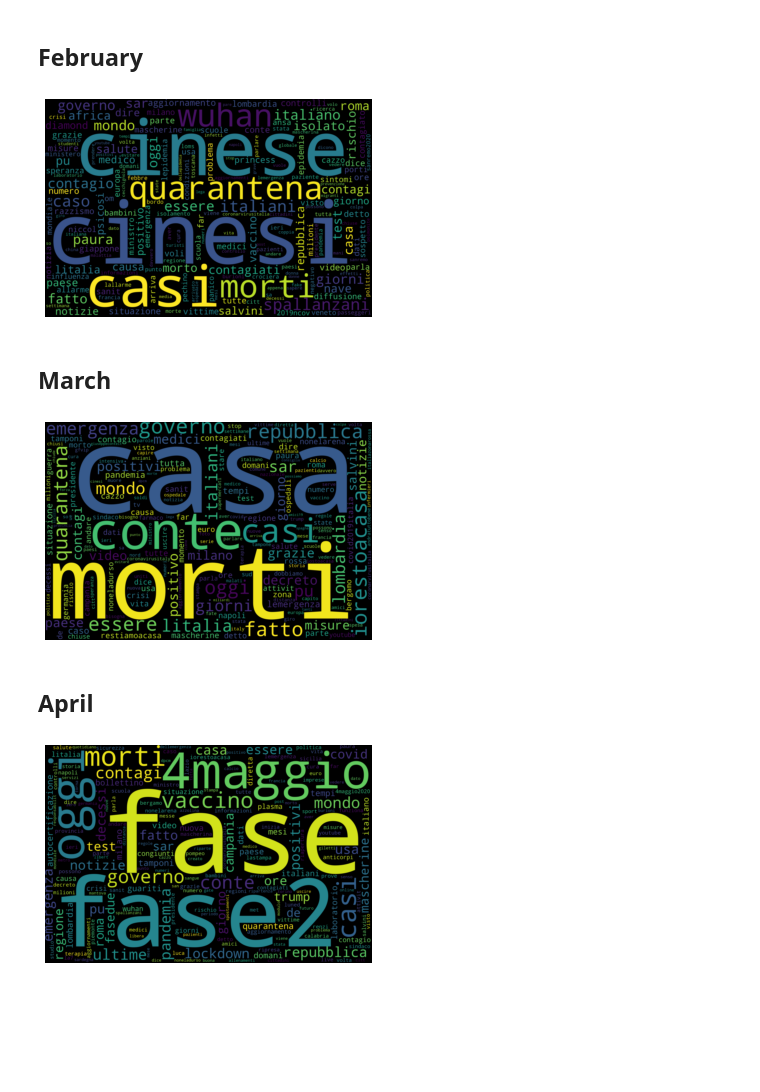
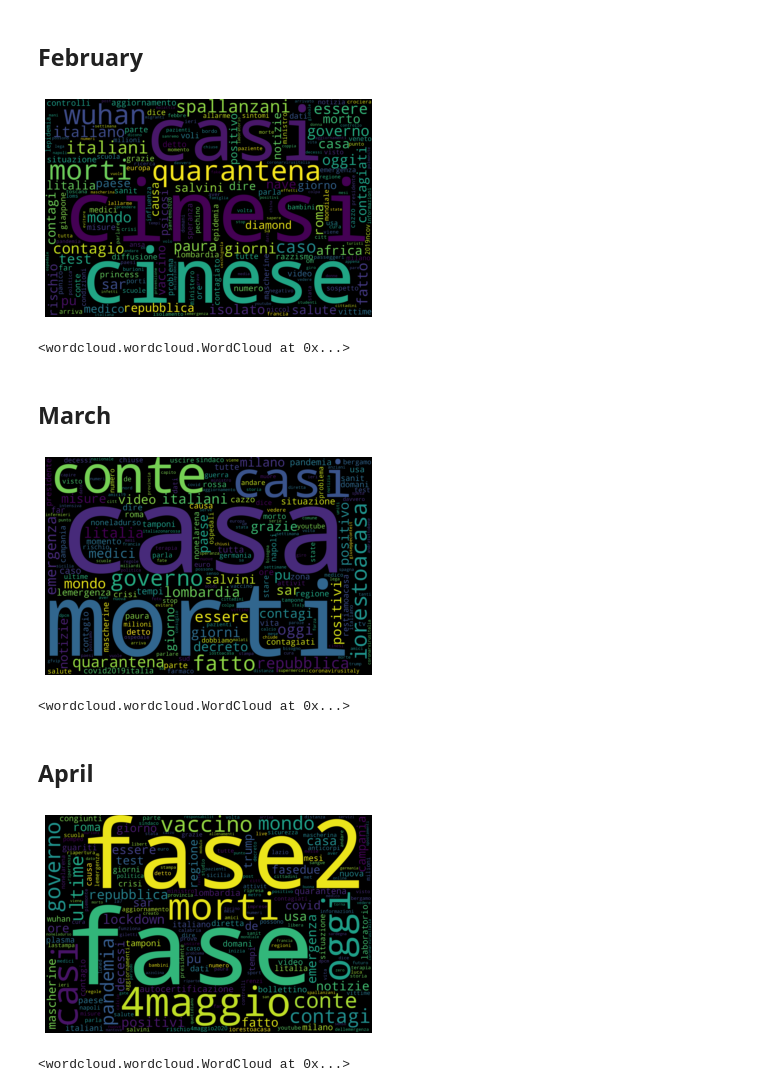
Before and after one commit to tiaringhio/COVID-19-Sentiments, a Jupyter notebook: Analysis/polarity and wordclouds.ipynb, the cells around one changed output. Saved outputs shown, nothing was run; the diff lists cells and outputs as text; code cells hidden in the pictures; blank space fills up the shorter version.

Commit message:
New results
Update to README

```diff
--- a/Analysis/polarity and wordclouds.ipynb
+++ b/Analysis/polarity and wordclouds.ipynb
@@ -140,10 +146,11 @@ wordcloud = WordCloud(width=3000, height=2000, collocations=False,
 plt.imshow(wordcloud, interpolation='bilinear')
 plt.axis('off')
 
-
 plt.show()
+wordcloud.to_file('..\\Results\\february_cloud.png')
 # %% [output]
-[figure, old version]
+[figure, new version]
+<wordcloud.wordcloud.WordCloud at 0x...>
 # %% [markdown]
 ## March
 # %%
@@ -158,21 +165,25 @@ plt.imshow(wordcloud, interpolation='bilinear')
 plt.axis('off')
 
 plt.show()
+wordcloud.to_file('..\\Results\\march_cloud.png')
 # %% [output]
-[figure, old version]
+[figure, new version]
+<wordcloud.wordcloud.WordCloud at 0x...>
 # %% [markdown]
 ## April
 # %%
 # Join every tweet for april
 text_april = " ".join(tweet for tweet in april.tokenized)
 
 # Create Wordcloud
 wordcloud = WordCloud(width=3000, height=2000, collocations=False,
                       stopwords=stopwords).generate(text_april)
 
 plt.imshow(wordcloud, interpolation='bilinear')
 plt.axis('off')
 
 plt.show()
+wordcloud.to_file('..\\Results\\april_cloud.png')
 # %% [output]
-[figure, old version]
+[figure, new version]
+<wordcloud.wordcloud.WordCloud at 0x...>
```
Also changed, not shown: parts of 5 cells of this notebook, 20 other files.
